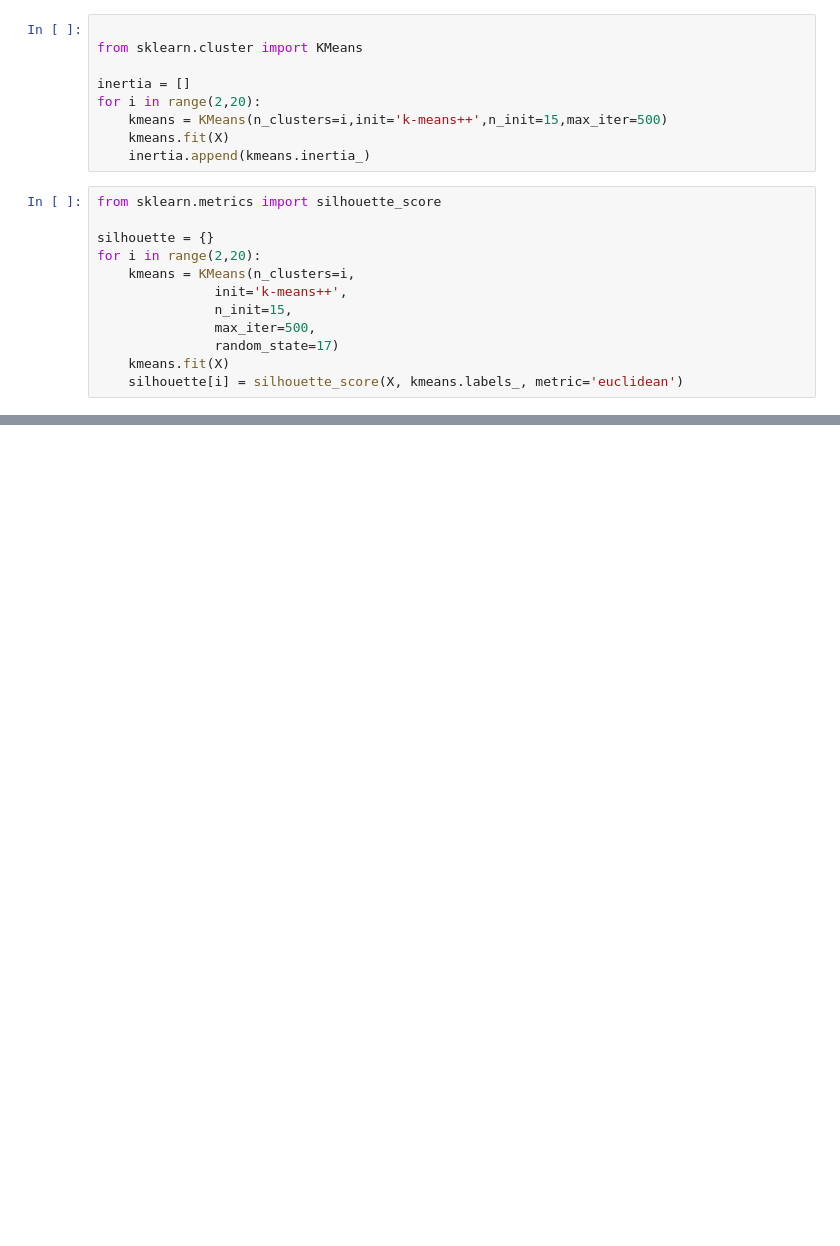
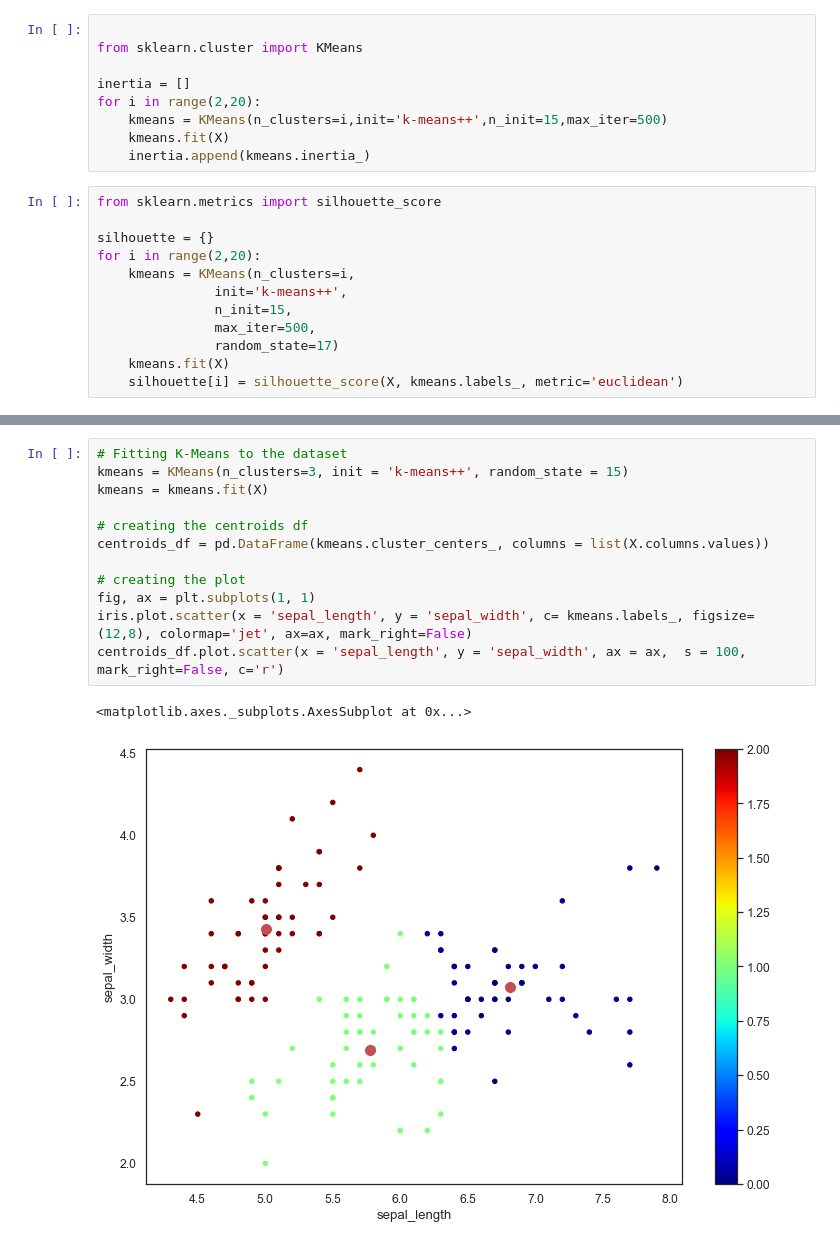
Before and after one commit to k21k/Python-Notes, a Jupyter notebook: Machine Learning/Support Vector Machine/Support Vector Machine.ipynb, the cells around one changed output, grey strips where cells are left out. Drawn from its saved outputs; the diff is of its cells as text; blank space fills up the shorter version.

```diff
--- a/Machine Learning/Support Vector Machine/Support Vector Machine.ipynb
+++ b/Machine Learning/Support Vector Machine/Support Vector Machine.ipynb
@@ -390,0 +373,15 @@ NameError: name 'y_kmeans' is not defined
+# %%
+# Fitting K-Means to the dataset
+kmeans = KMeans(n_clusters=3, init = 'k-means++', random_state = 15)
+kmeans = kmeans.fit(X)
+
+# creating the centroids df
+centroids_df = pd.DataFrame(kmeans.cluster_centers_, columns = list(X.columns.values))
+
+# creating the plot
+fig, ax = plt.subplots(1, 1)
+iris.plot.scatter(x = 'sepal_length', y = 'sepal_width', c= kmeans.labels_, figsize=(12,8), colormap='jet', ax=ax, mark_right=False)
+centroids_df.plot.scatter(x = 'sepal_length', y = 'sepal_width', ax = ax,  s = 100, mark_right=False, c='r')
+# %% [output]
+<matplotlib.axes._subplots.AxesSubplot at 0x...>
+[figure, added]
```
Also changed, not shown: parts of 4 cells of this notebook, 3 other files.
